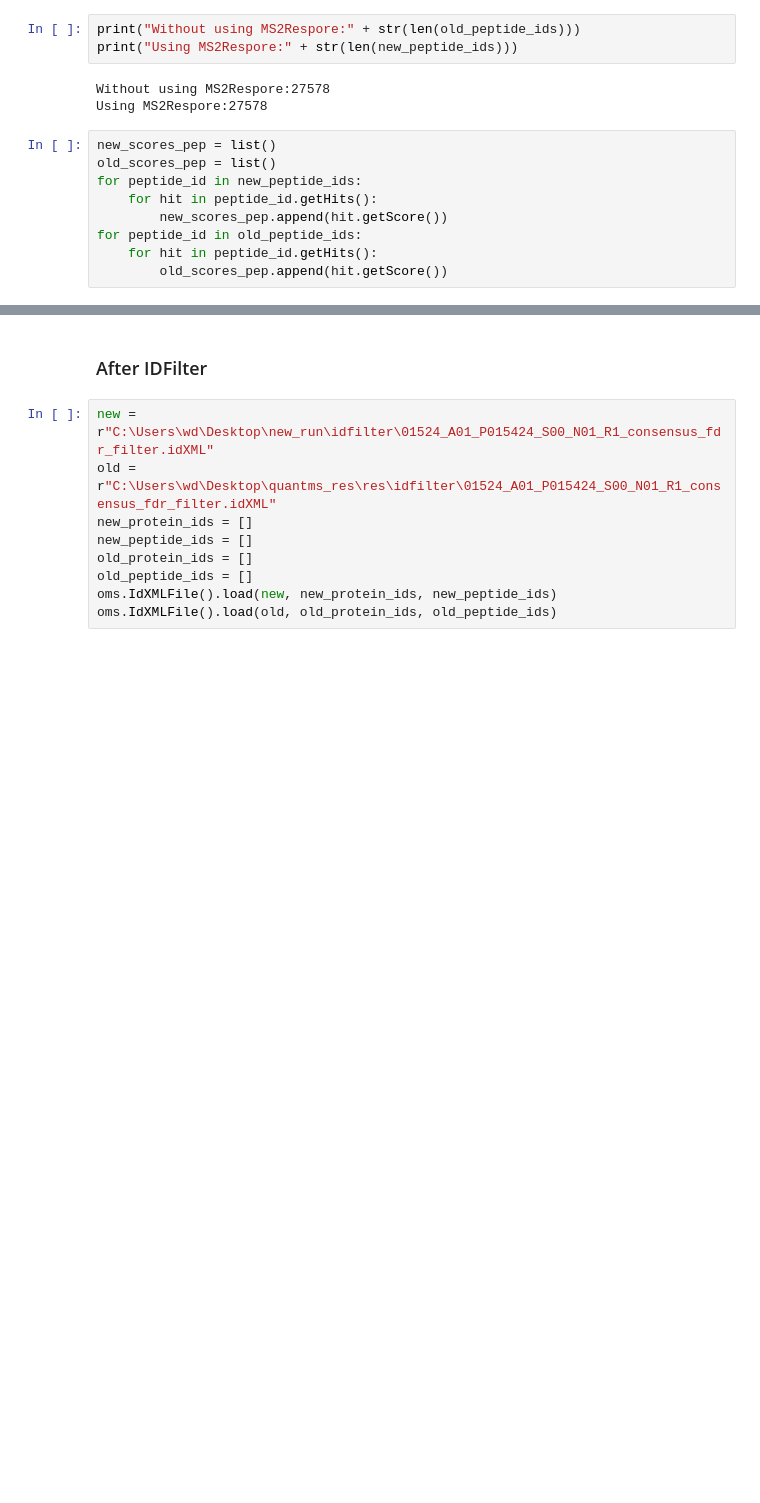
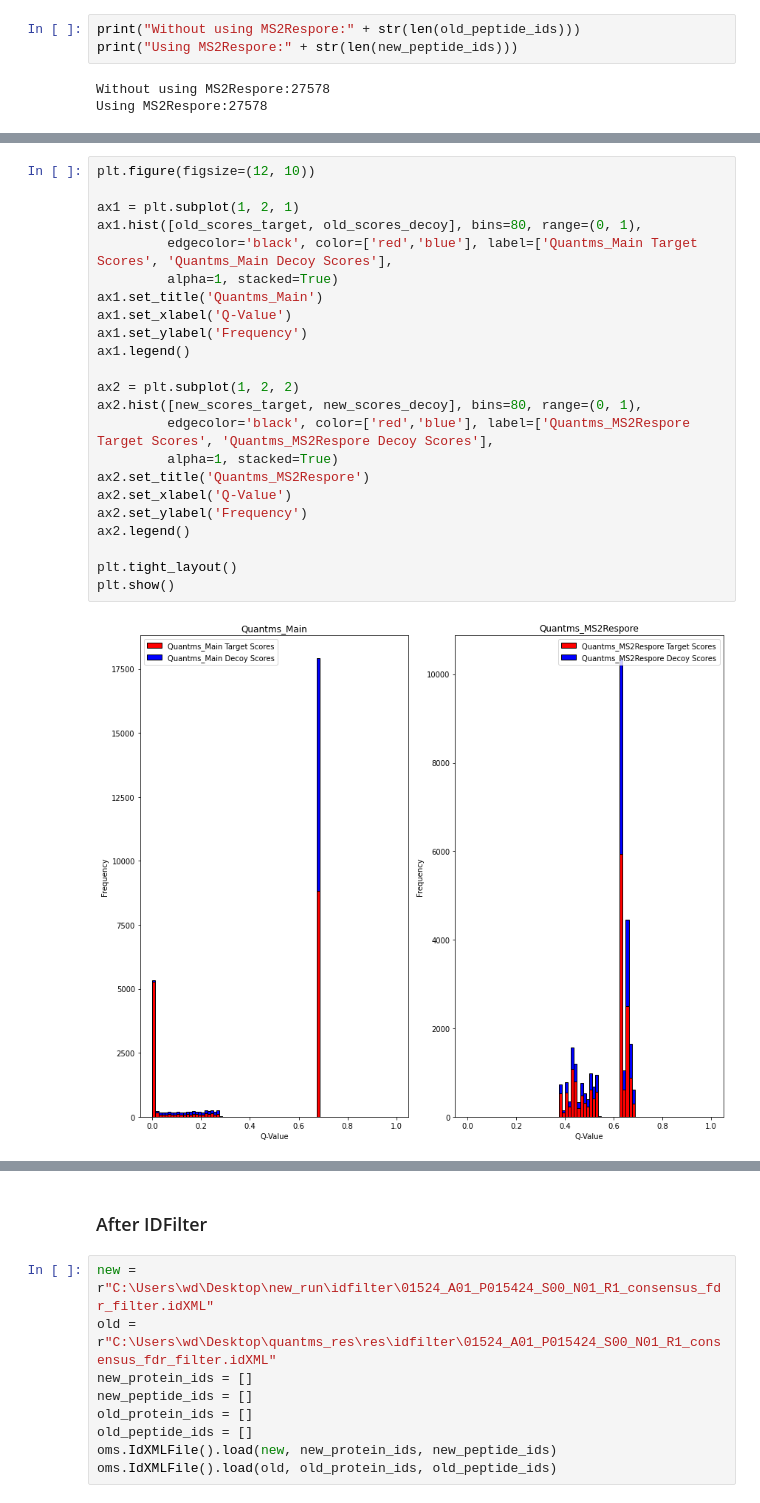
Before and after one commit to DongdongdongW/proteogenomic, a Jupyter notebook: MS2RescoreToquantms/FDRWithMS2Rescore.ipynb, the cells around one changed output, grey strips where cells are left out. Saved outputs shown, nothing was run; the diff lists cells and outputs as text; blank space fills up the shorter version.

```diff
--- a/MS2RescoreToquantms/FDRWithMS2Rescore.ipynb
+++ b/MS2RescoreToquantms/FDRWithMS2Rescore.ipynb
@@ -59,12 +88,3 @@ print("Using MS2Respore:" + str(len(new_peptide_ids)))
 # %% [output]
 Without using MS2Respore:27578
 Using MS2Respore:27578
-# %%
-new_scores_pep = list()
-old_scores_pep = list()
-for peptide_id in new_peptide_ids:
-    for hit in peptide_id.getHits():
-        new_scores_pep.append(hit.getScore())
-for peptide_id in old_peptide_ids:
-    for hit in peptide_id.getHits():
-        old_scores_pep.append(hit.getScore())
@@ -87,2 +118,27 @@ plt.show()
+# %%
+plt.figure(figsize=(12, 10))
+
+ax1 = plt.subplot(1, 2, 1)
+ax1.hist([old_scores_target, old_scores_decoy], bins=80, range=(0, 1),
+         edgecolor='black', color=['red','blue'], label=['Quantms_Main Target Scores', 'Quantms_Main Decoy Scores'],
+         alpha=1, stacked=True)
+ax1.set_title('Quantms_Main')
+ax1.set_xlabel('Q-Value')
+ax1.set_ylabel('Frequency')
+ax1.legend()
+
+ax2 = plt.subplot(1, 2, 2)
+ax2.hist([new_scores_target, new_scores_decoy], bins=80, range=(0, 1),
+         edgecolor='black', color=['red','blue'], label=['Quantms_MS2Respore Target Scores', 'Quantms_MS2Respore Decoy Scores'],
+         alpha=1, stacked=True)
+ax2.set_title('Quantms_MS2Respore')
+ax2.set_xlabel('Q-Value')
+ax2.set_ylabel('Frequency')
+ax2.legend()
+
+plt.tight_layout()
+plt.show()
+# %% [output]
+[figure, added]
 # %%
 n = 0
```
Also changed, not shown: parts of 17 cells of this notebook.
